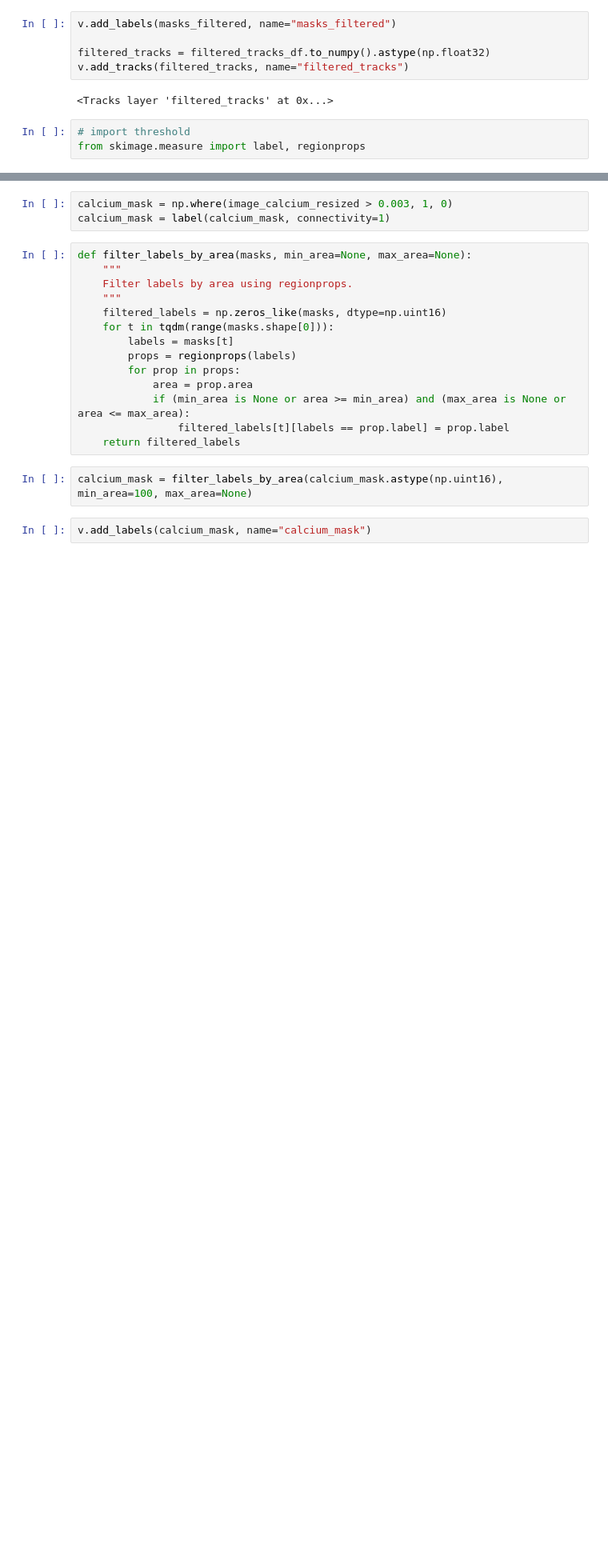
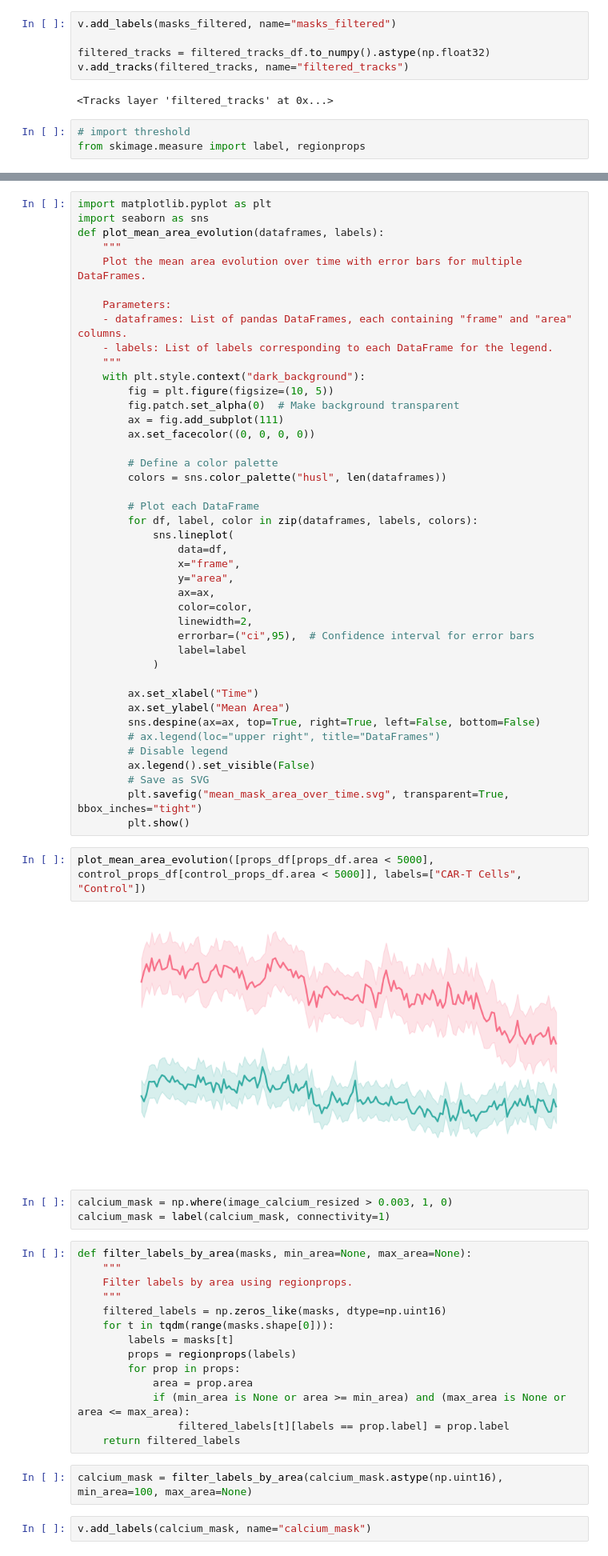
Before and after one commit to Aco-Hub/tumorscope, a Jupyter notebook: book/actin_tracking.ipynb, the cells around one changed output, grey strips where cells are left out. Shown: that part at 80% size. Cells and saved outputs as stored; diff of their text form; blank space fills up the shorter version.

```diff
--- a/book/actin_tracking.ipynb
+++ b/book/actin_tracking.ipynb
@@ -155,3 +211,49 @@ from skimage.measure import label, regionprops
+# %%
+import matplotlib.pyplot as plt
+import seaborn as sns
+def plot_mean_area_evolution(dataframes, labels):
+    """
+    Plot the mean area evolution over time with error bars for multiple DataFrames.
+
+    Parameters:
+    - dataframes: List of pandas DataFrames, each containing "frame" and "area" columns.
+    - labels: List of labels corresponding to each DataFrame for the legend.
+    """
+    with plt.style.context("dark_background"):
+        fig = plt.figure(figsize=(10, 5))
+        fig.patch.set_alpha(0)  # Make background transparent
+        ax = fig.add_subplot(111)
+        ax.set_facecolor((0, 0, 0, 0))
+
+        # Define a color palette
+        colors = sns.color_palette("husl", len(dataframes))
+
+        # Plot each DataFrame
+        for df, label, color in zip(dataframes, labels, colors):
+            sns.lineplot(
+                data=df,
+                x="frame",
+                y="area",
+                ax=ax,
+                color=color,
+                linewidth=2,
+                errorbar=("ci",95),  # Confidence interval for error bars
+                label=label
+            )
+
+        ax.set_xlabel("Time")
+        ax.set_ylabel("Mean Area")
+        sns.despine(ax=ax, top=True, right=True, left=False, bottom=False)
+        # ax.legend(loc="upper right", title="DataFrames")
+        # Disable legend
+        ax.legend().set_visible(False)
+        # Save as SVG
+        plt.savefig("mean_mask_area_over_time.svg", transparent=True, bbox_inches="tight")
+        plt.show()
+# %%
+plot_mean_area_evolution([props_df[props_df.area < 5000], control_props_df[control_props_df.area < 5000]], labels=["CAR-T Cells", "Control"])
+# %% [output]
+[figure, added]
 # %%
 calcium_mask = np.where(image_calcium_resized > 0.003, 1, 0)
 calcium_mask = label(calcium_mask, connectivity=1)
```
Also changed, not shown: parts of 7 cells of this notebook, 6 other files.
